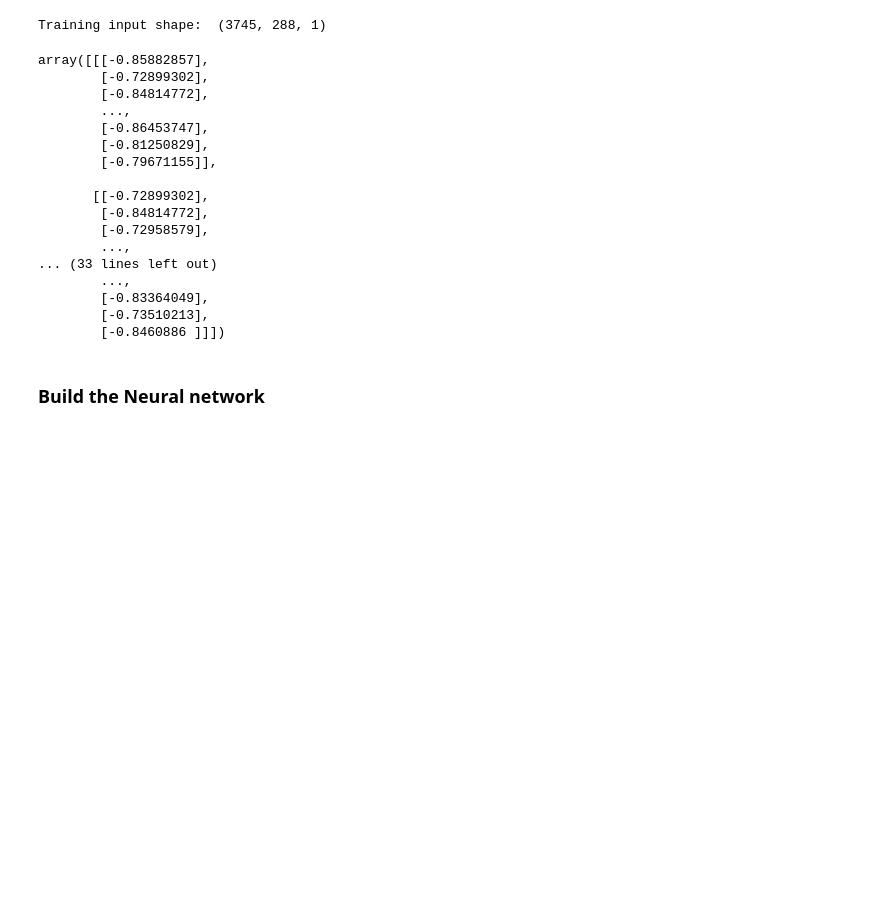
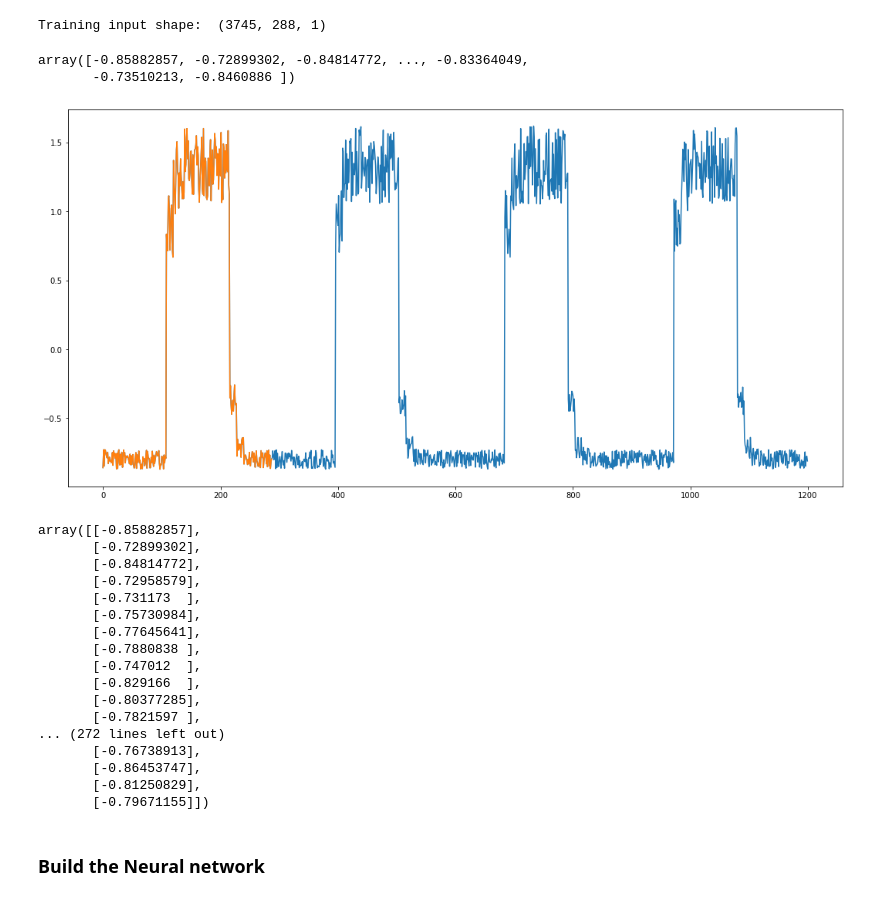
Before and after one commit to donneger/machinelearning_statistics, a Jupyter notebook: ml_project/ml_evaluation.ipynb, the cells around one changed output. Saved outputs shown, nothing was run; the diff lists cells and outputs as text; code cells hidden in the pictures; blank space fills up the shorter version.

```diff
--- a/ml_project/ml_evaluation.ipynb
+++ b/ml_project/ml_evaluation.ipynb
@@ -170,26 +202,43 @@ x_train = create_windows(df_training_value.values)
 print("Training input shape: ", x_train.shape)
 # %% [output]
 Training input shape:  (3745, 288, 1)
+# %%
+df_training_value['value'].values
+# %% [output]
+array([-0.85882857, -0.72899302, -0.84814772, ..., -0.83364049,
+       -0.73510213, -0.8460886 ])
+# %%
+fig, ax = plt.subplots(figsize=(18,9))
+
+y = df_training_value.values[:1200]
+
+ax.plot(y);
+
+w = x_train[0].flatten()
+
+ax.plot(w);
+# %% [output]
+[figure, added]
 # %%
-x_train
+x_train[0]
 # %% [output]
-array([[[-0.85882857],
-        [-0.72899302],
-        [-0.84814772],
-        ...,
-        [-0.86453747],
-        [-0.81250829],
-        [-0.79671155]],
-
-       [[-0.72899302],
-        [-0.84814772],
-        [-0.72958579],
-        ...,
-... (33 lines left out)
-        ...,
-        [-0.83364049],
-        [-0.73510213],
-        [-0.8460886 ]]])
+array([[-0.85882857],
+       [-0.72899302],
+       [-0.84814772],
+       [-0.72958579],
+       [-0.731173  ],
+       [-0.75730984],
+       [-0.77645641],
+       [-0.7880838 ],
+       [-0.747012  ],
+       [-0.829166  ],
+       [-0.80377285],
+       [-0.7821597 ],
+... (272 lines left out)
+       [-0.76738913],
+       [-0.86453747],
+       [-0.81250829],
+       [-0.79671155]])
 # %%
 #Redo the  the layers, and add in comments on what they are.
 #Figure out what they all mean.
```
Also changed, not shown: parts of 20 cells of this notebook, 5 other files.
